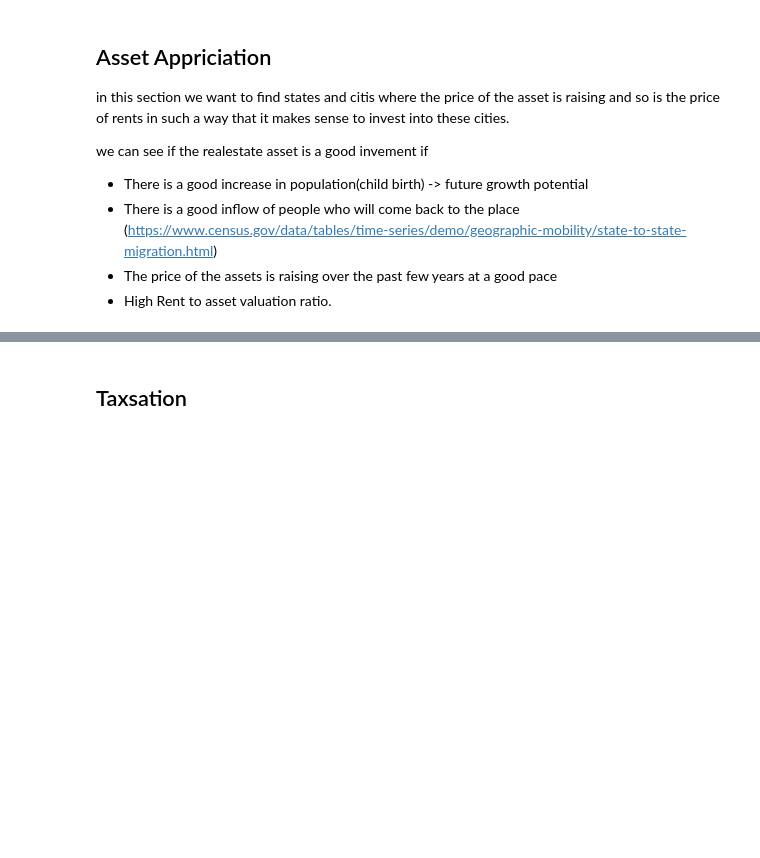
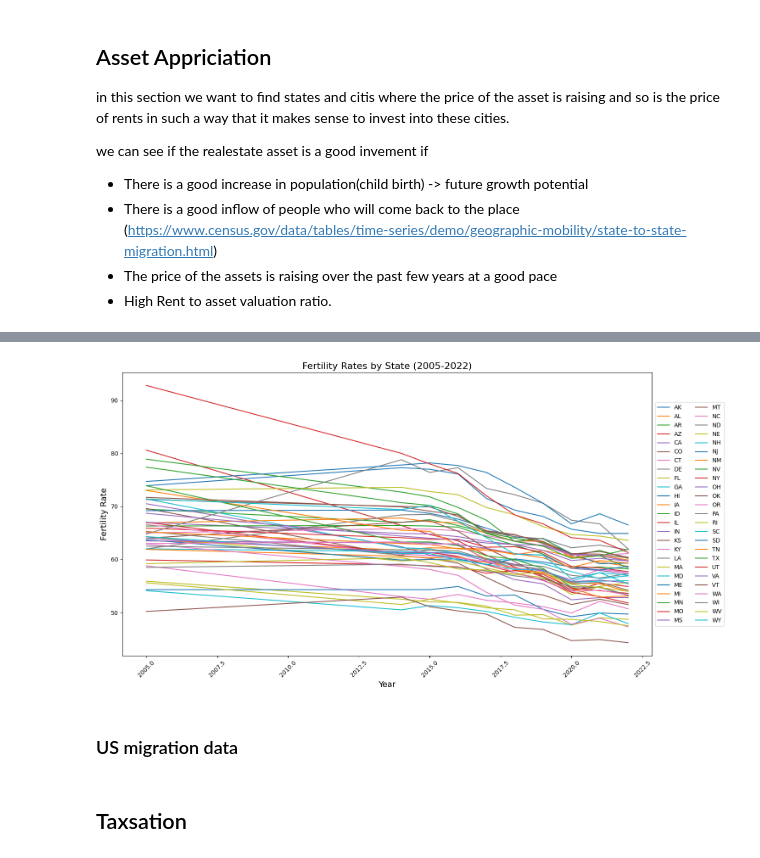
Before and after one commit to SahithKancharla/PersonalAutomations, a Jupyter notebook: RealEstateAnalysis/Research/app.ipynb, the cells around one changed output, grey strips where cells are left out. Drawn from its saved outputs; the diff is of its cells as text; code cells hidden in the pictures; blank space fills up the shorter version.

```diff
--- a/RealEstateAnalysis/Research/app.ipynb
+++ b/RealEstateAnalysis/Research/app.ipynb
@@ -792,0 +806,18 @@ we can see if the realestate asset is a good invement if
+# %%
+# Load the CSV file into a DataFrame
+df_child_birth = pd.read_csv("Data/Child_birth_rate.csv", header=0)
+
+# Strip any leading/trailing whitespace from the 'STATE' column
+df_child_birth['STATE'] = df_child_birth['STATE'].str.strip()
+
+# Convert 'FERTILITY RATE' to numeric, coercing errors to NaN (in case there are any invalid values)
+df_child_birth['FERTILITY RATE'] = pd.to_numeric(df_child_birth['FERTILITY RATE'], errors='coerce')
+
+# Pivot the data to organize it by state and year with fertility rates as the values
+df_pivot = df_child_birth.pivot(index="STATE", columns="YEAR", values="FERTILITY RATE")
+
+# Reset index to make it cleaner (so the STATE is a regular column again)
+df_pivot = df_pivot.reset_index()
+
+# Display the transformed DataFrame
+df_pivot.tail(5)
@@ -793,3 +831,25 @@ we can see if the realestate asset is a good invement if
+# %%
+df_pivot.set_index('STATE', inplace=True)
+# %%
+# Plot the data for each state over the years
+plt.figure(figsize=(15, 8))
+for state in df_pivot.index:
+    plt.plot(df_pivot.columns, df_pivot.loc[state], label=state)
+
+# Add labels and title
+plt.title('Fertility Rates by State (2005-2022)', fontsize=16)
+plt.xlabel('Year', fontsize=14)
+plt.ylabel('Fertility Rate', fontsize=14)
+plt.xticks(rotation=45)  # Rotate the x-axis labels for better readability
+plt.legend(loc='center left', bbox_to_anchor=(1, 0.5), fontsize=10, ncol=2)  # Legend outside the plot
+
+# Display the plot
+plt.tight_layout()  # Adjust the layout to prevent clipping of labels
+plt.show()
+# %% [output]
+[figure, added]
+# %% [markdown]
+### US migration data
 # %% [markdown]
 ## Taxsation
 # %% [markdown]
```
Also changed, not shown: parts of 3 cells of this notebook, 2 other files.
